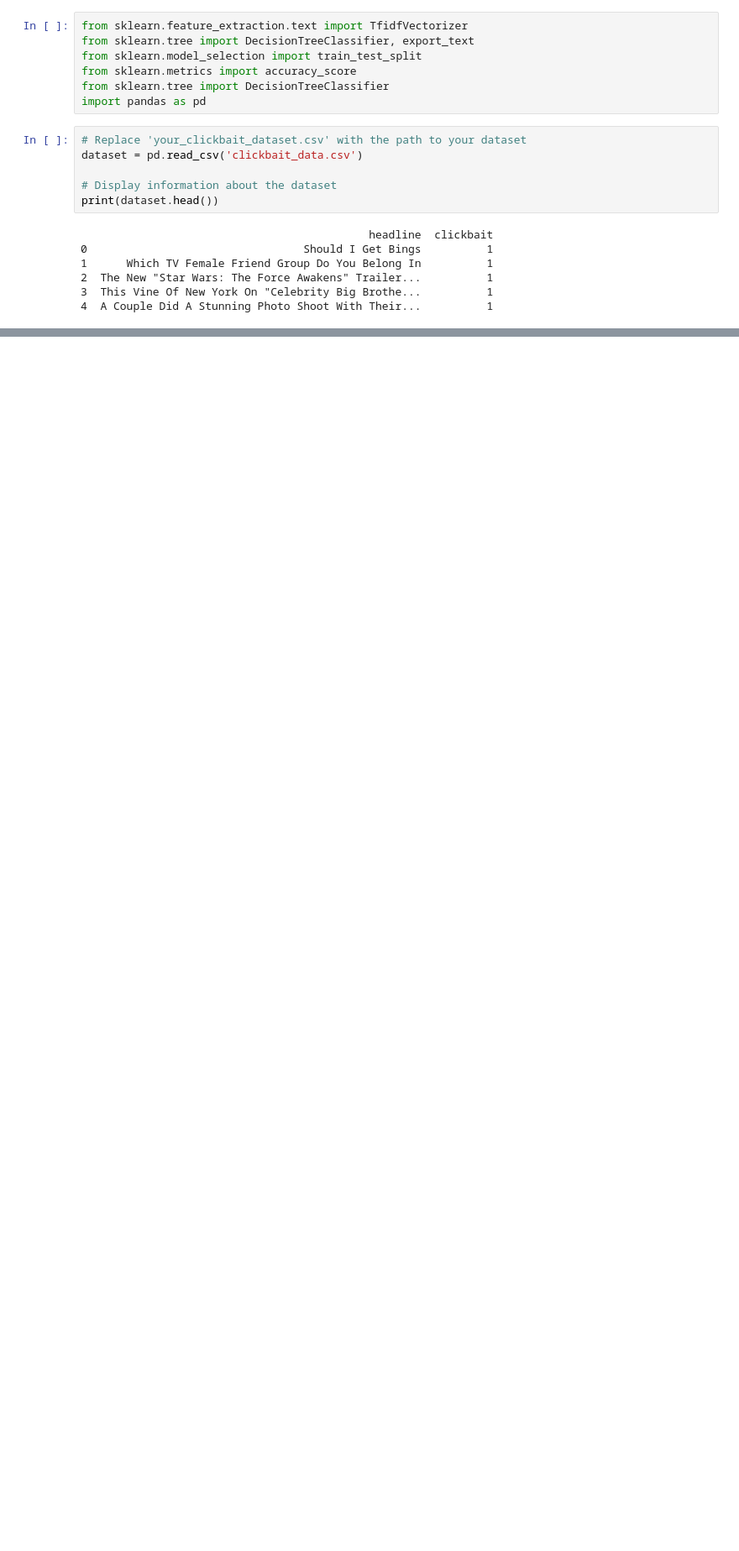
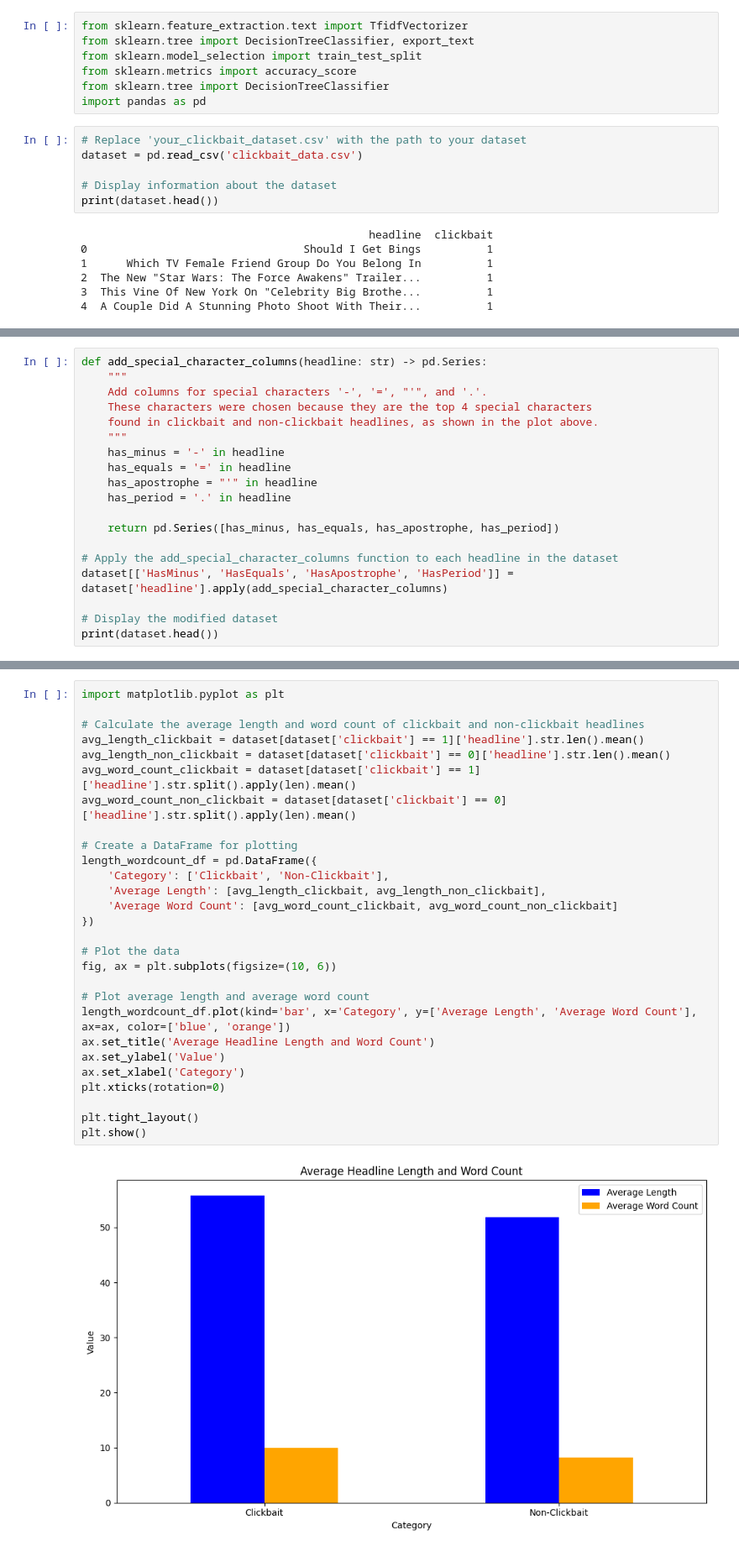
Before and after one commit to risky-dev-11/integrationsseminar_rule_based_clickbait_detection, a Jupyter notebook: rule_based_clickbait_classifier.ipynb, the cells around one changed output, grey strips where cells are left out. Shown at 84% size. Cells and saved outputs as stored; diff of their text form; blank space fills up the shorter version.

```diff
--- a/rule_based_clickbait_classifier.ipynb
+++ b/rule_based_clickbait_classifier.ipynb
@@ -198,0 +159,19 @@ KeyboardInterrupt:
+# %%
+def add_special_character_columns(headline: str) -> pd.Series:
+    """
+    Add columns for special characters '-', '=', "'", and '.'.
+    These characters were chosen because they are the top 4 special characters
+    found in clickbait and non-clickbait headlines, as shown in the plot above.
+    """
+    has_minus = '-' in headline
+    has_equals = '=' in headline
+    has_apostrophe = "'" in headline
+    has_period = '.' in headline
+
+    return pd.Series([has_minus, has_equals, has_apostrophe, has_period])
+
+# Apply the add_special_character_columns function to each headline in the dataset
+dataset[['HasMinus', 'HasEquals', 'HasApostrophe', 'HasPeriod']] = dataset['headline'].apply(add_special_character_columns)
+
+# Display the modified dataset
+print(dataset.head())
@@ -198,0 +192,30 @@ KeyboardInterrupt:
+# %%
+import matplotlib.pyplot as plt
+
+# Calculate the average length and word count of clickbait and non-clickbait headlines
+avg_length_clickbait = dataset[dataset['clickbait'] == 1]['headline'].str.len().mean()
+avg_length_non_clickbait = dataset[dataset['clickbait'] == 0]['headline'].str.len().mean()
+avg_word_count_clickbait = dataset[dataset['clickbait'] == 1]['headline'].str.split().apply(len).mean()
+avg_word_count_non_clickbait = dataset[dataset['clickbait'] == 0]['headline'].str.split().apply(len).mean()
+
+# Create a DataFrame for plotting
+length_wordcount_df = pd.DataFrame({
+    'Category': ['Clickbait', 'Non-Clickbait'],
+    'Average Length': [avg_length_clickbait, avg_length_non_clickbait],
+    'Average Word Count': [avg_word_count_clickbait, avg_word_count_non_clickbait]
+})
+
+# Plot the data
+fig, ax = plt.subplots(figsize=(10, 6))
+
+# Plot average length and average word count
+length_wordcount_df.plot(kind='bar', x='Category', y=['Average Length', 'Average Word Count'], ax=ax, color=['blue', 'orange'])
+ax.set_title('Average Headline Length and Word Count')
+ax.set_ylabel('Value')
+ax.set_xlabel('Category')
+plt.xticks(rotation=0)
+
+plt.tight_layout()
+plt.show()
+# %% [output]
+[figure, added]
```
Also changed, not shown: parts of 15 cells of this notebook, 1 other file.
